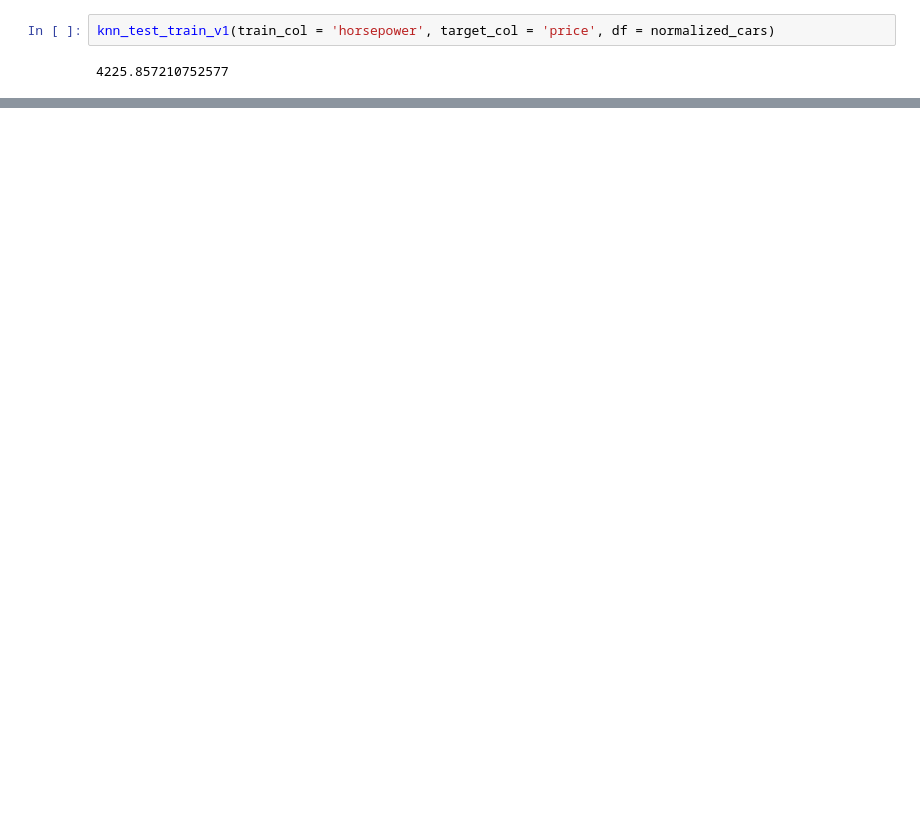
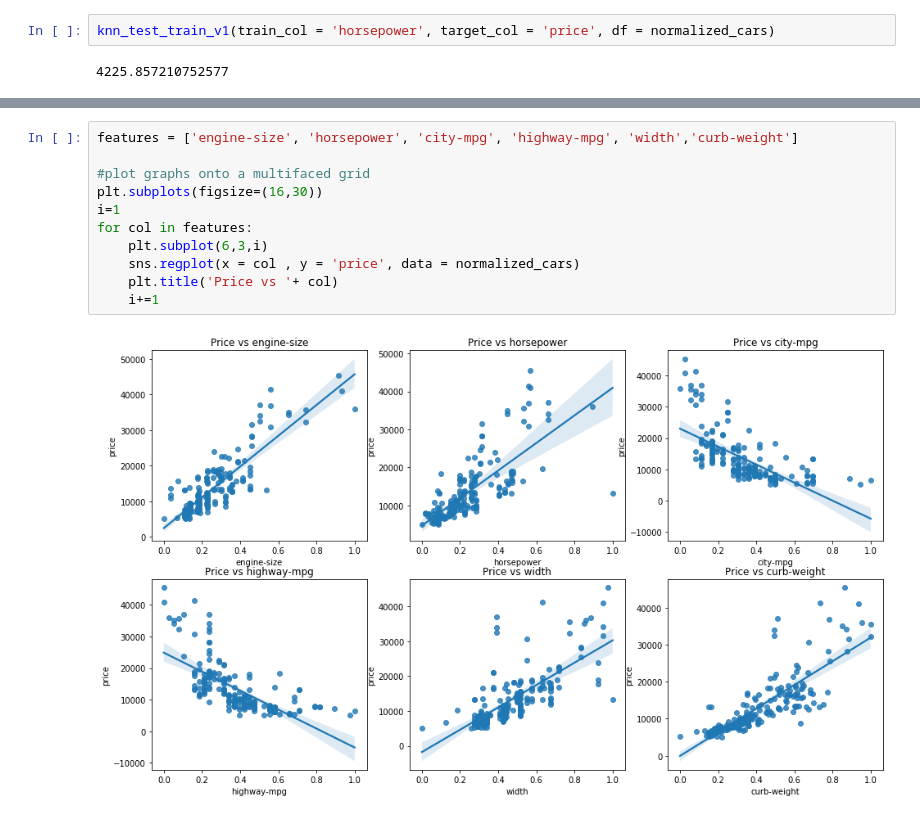
Before and after one commit to nlong-ds/dataquest, a Jupyter notebook: data-scientist-path/predicting-car-prices/predicting_car_prices.ipynb, the cells around one changed output, grey strips where cells are left out. Cells and saved outputs as stored; diff of their text form; blank space fills up the shorter version.

```diff
--- a/data-scientist-path/predicting-car-prices/predicting_car_prices.ipynb
+++ b/data-scientist-path/predicting-car-prices/predicting_car_prices.ipynb
@@ -337,0 +354,13 @@ mv_results['rmse'].mean()
+# %%
+features = ['engine-size', 'horsepower', 'city-mpg', 'highway-mpg', 'width','curb-weight']
+
+#plot graphs onto a multifaced grid
+plt.subplots(figsize=(16,30))
+i=1
+for col in features:
+    plt.subplot(6,3,i)
+    sns.regplot(x = col , y = 'price', data = normalized_cars)
+    plt.title('Price vs '+ col)
+    i+=1
+# %% [output]
+[figure, added]
```
Also changed, not shown: parts of 40 cells of this notebook.
